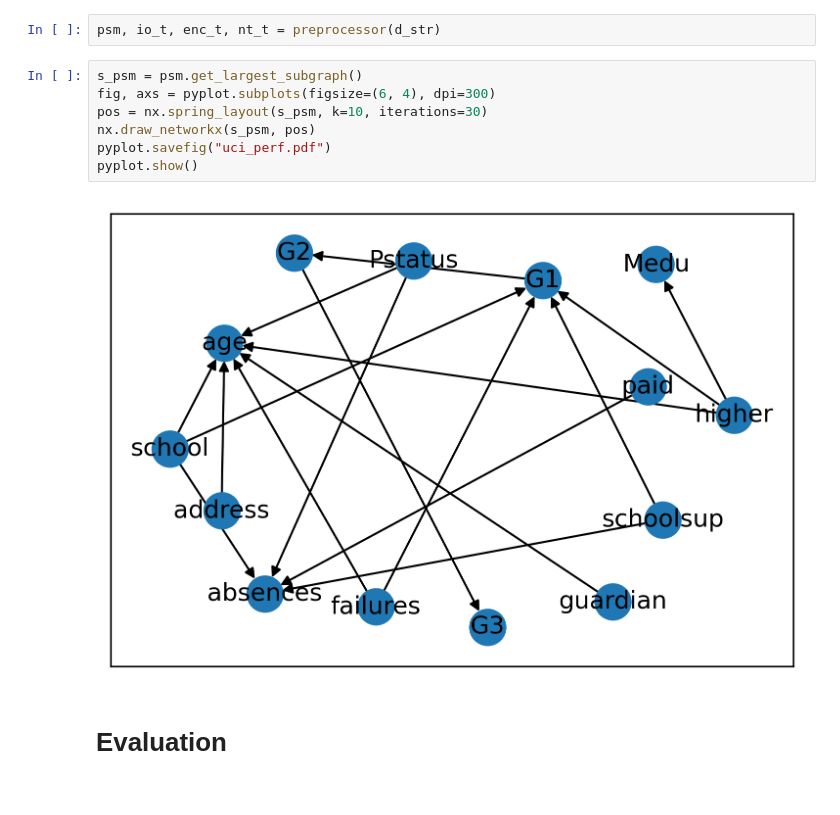
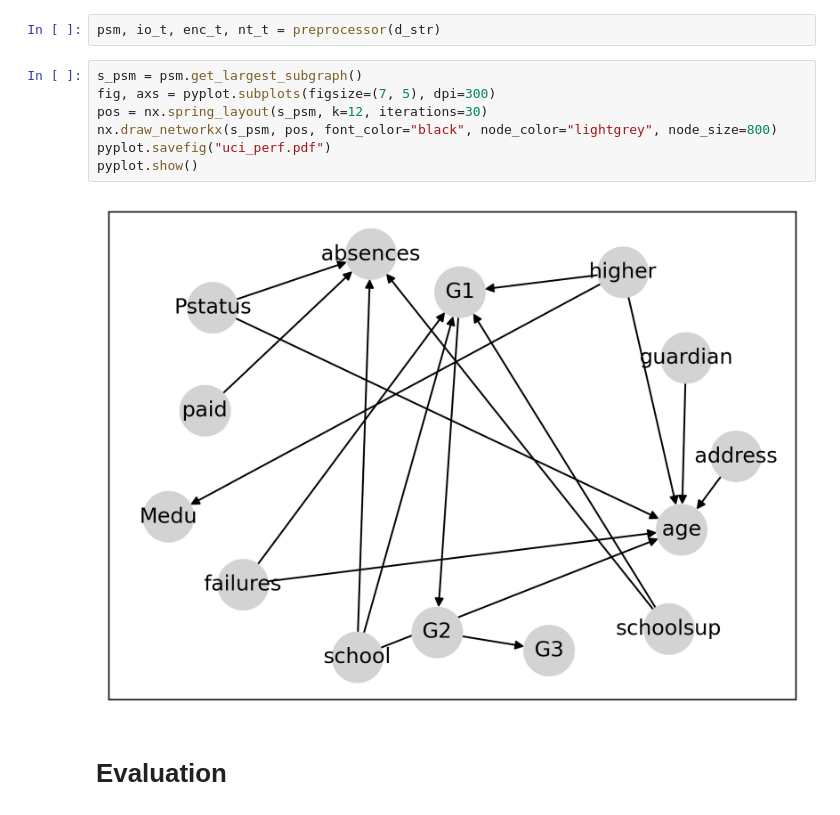
Before and after one commit to osayamenja/sab, a Jupyter notebook: walkthrough.ipynb, the cells around one changed output. Cells and saved outputs as stored; diff of their text form.

Commit message:
Fix Figure

```diff
--- a/walkthrough.ipynb
+++ b/walkthrough.ipynb
@@ -126,13 +126,13 @@ data.head(5)
 psm, io_t, enc_t, nt_t = preprocessor(d_str)
 # %%
 s_psm = psm.get_largest_subgraph()
-fig, axs = pyplot.subplots(figsize=(6, 4), dpi=300)
-pos = nx.spring_layout(s_psm, k=10, iterations=30)
-nx.draw_networkx(s_psm, pos)
+fig, axs = pyplot.subplots(figsize=(7, 5), dpi=300)
+pos = nx.spring_layout(s_psm, k=12, iterations=30)
+nx.draw_networkx(s_psm, pos, font_color="black", node_color="lightgrey", node_size=800)
 pyplot.savefig("uci_perf.pdf")
 pyplot.show()
 # %% [output]
-[figure, old version]
+[figure, new version]
 # %% [markdown]
 # Evaluation
 # %%
```
